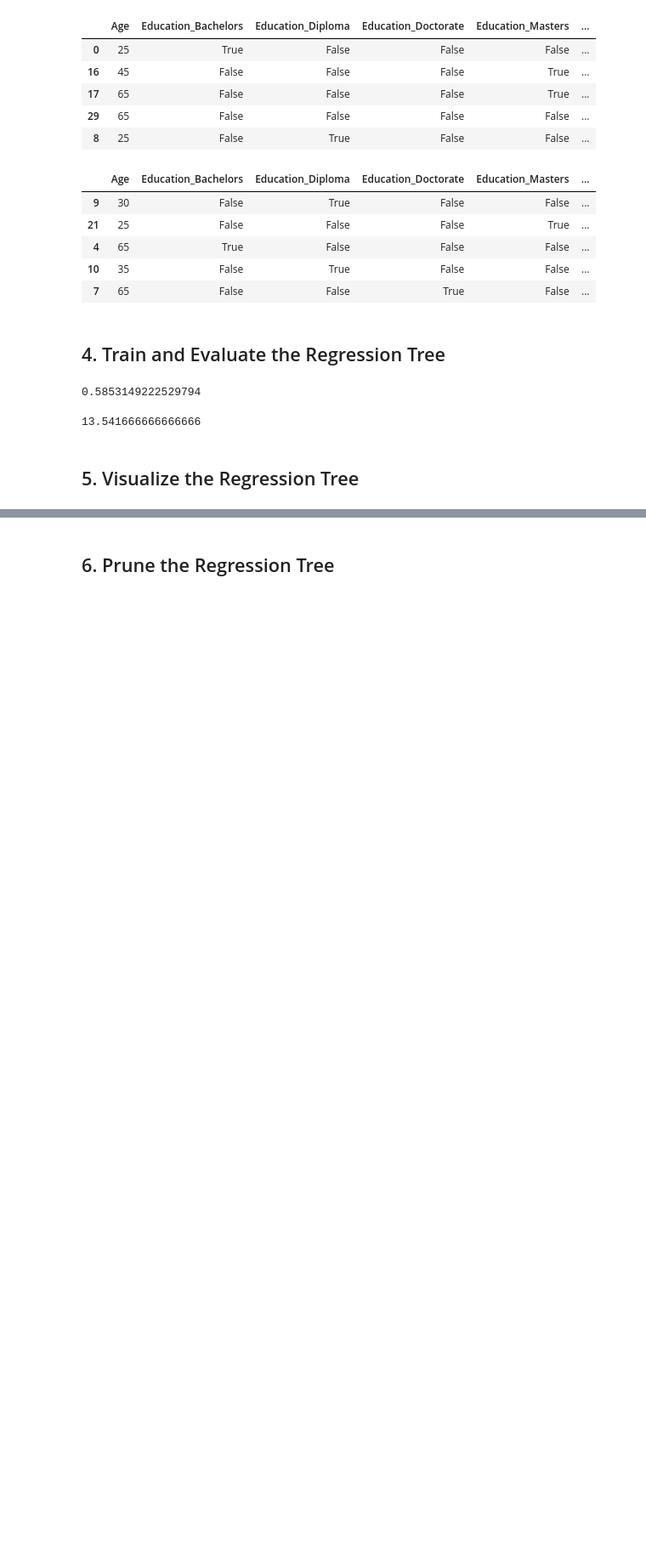
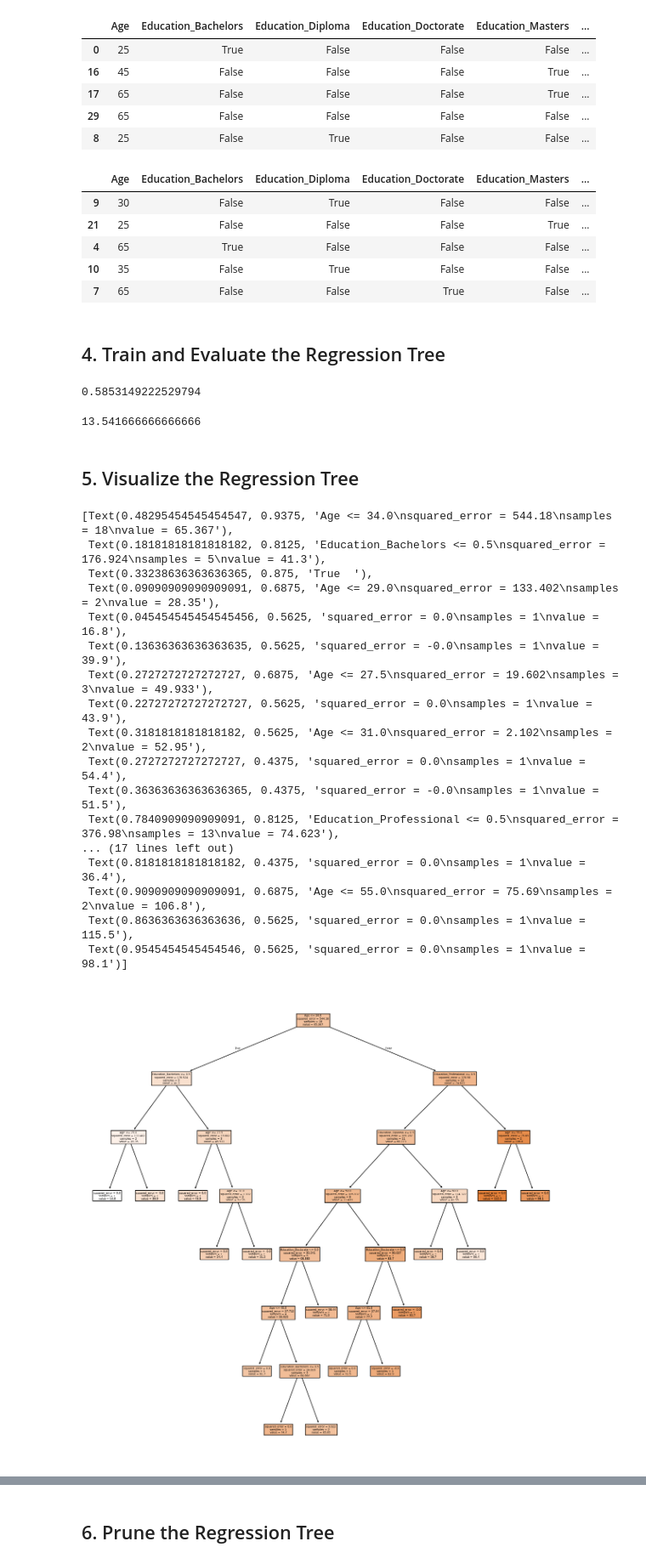
Before and after one commit to mszahan/machine_learning, a Jupyter notebook: ml_with_python_ll/02_decision_trees/03_regression_tree/03_working_with_regression_tree.ipynb, the cells around one changed output, grey strips where cells are left out. Shown at 85% size. Drawn from its saved outputs; the diff is of its cells as text; code cells hidden in the pictures; blank space fills up the shorter version.

Commit message:
visualize and post prune the regression tree

```diff
--- a/ml_with_python_ll/02_decision_trees/03_regression_tree/03_working_with_regression_tree.ipynb
+++ b/ml_with_python_ll/02_decision_trees/03_regression_tree/03_working_with_regression_tree.ipynb
@@ -139,5 +139,24 @@ mean_absolute_error(y_test, y_test_pred)
 # %%
 from sklearn import tree
 plt.figure(figsize = (15,15))
-tree.plot_tree();
+tree.plot_tree(model, feature_names=list(X_train.columns), filled=True)
+# %% [output]
+[Text(0.48295454545454547, 0.9375, 'Age <= 34.0\nsquared_error = 544.18\nsamples = 18\nvalue = 65.367'),
+ Text(0.18181818181818182, 0.8125, 'Education_Bachelors <= 0.5\nsquared_error = 176.924\nsamples = 5\nvalue = 41.3'),
+ Text(0.33238636363636365, 0.875, 'True  '),
+ Text(0.09090909090909091, 0.6875, 'Age <= 29.0\nsquared_error = 133.402\nsamples = 2\nvalue = 28.35'),
+ Text(0.045454545454545456, 0.5625, 'squared_error = 0.0\nsamples = 1\nvalue = 16.8'),
+ Text(0.13636363636363635, 0.5625, 'squared_error = -0.0\nsamples = 1\nvalue = 39.9'),
+ Text(0.2727272727272727, 0.6875, 'Age <= 27.5\nsquared_error = 19.602\nsamples = 3\nvalue = 49.933'),
+ Text(0.22727272727272727, 0.5625, 'squared_error = 0.0\nsamples = 1\nvalue = 43.9'),
+ Text(0.3181818181818182, 0.5625, 'Age <= 31.0\nsquared_error = 2.102\nsamples = 2\nvalue = 52.95'),
+ Text(0.2727272727272727, 0.4375, 'squared_error = 0.0\nsamples = 1\nvalue = 54.4'),
+ Text(0.36363636363636365, 0.4375, 'squared_error = -0.0\nsamples = 1\nvalue = 51.5'),
+ Text(0.7840909090909091, 0.8125, 'Education_Professional <= 0.5\nsquared_error = 376.98\nsamples = 13\nvalue = 74.623'),
+... (17 lines left out)
+ Text(0.8181818181818182, 0.4375, 'squared_error = 0.0\nsamples = 1\nvalue = 36.4'),
+ Text(0.9090909090909091, 0.6875, 'Age <= 55.0\nsquared_error = 75.69\nsamples = 2\nvalue = 106.8'),
+ Text(0.8636363636363636, 0.5625, 'squared_error = 0.0\nsamples = 1\nvalue = 115.5'),
+ Text(0.9545454545454546, 0.5625, 'squared_error = 0.0\nsamples = 1\nvalue = 98.1')]
+[figure, added]
 # %%
```
Also changed, not shown: parts of 14 cells of this notebook.
